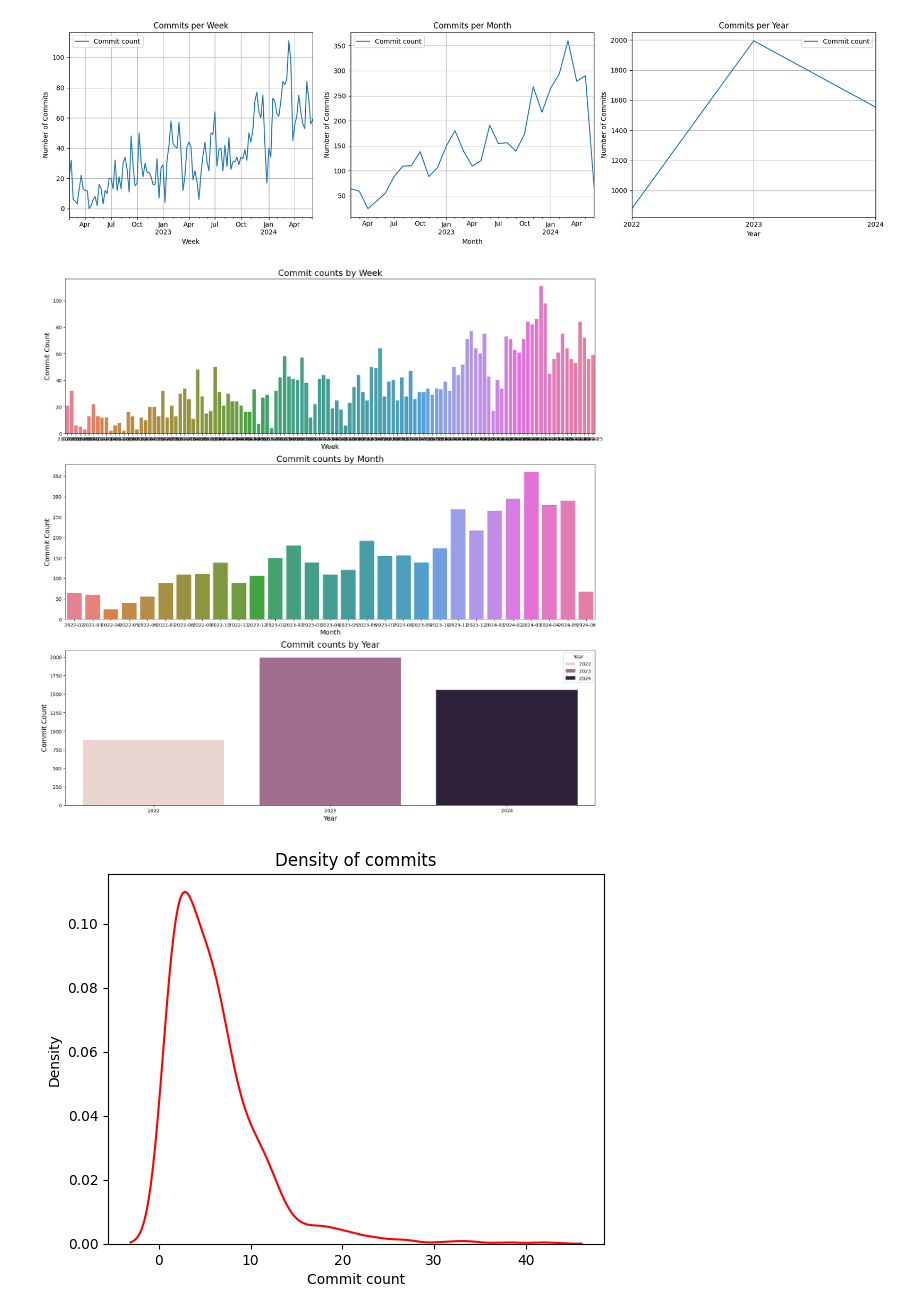
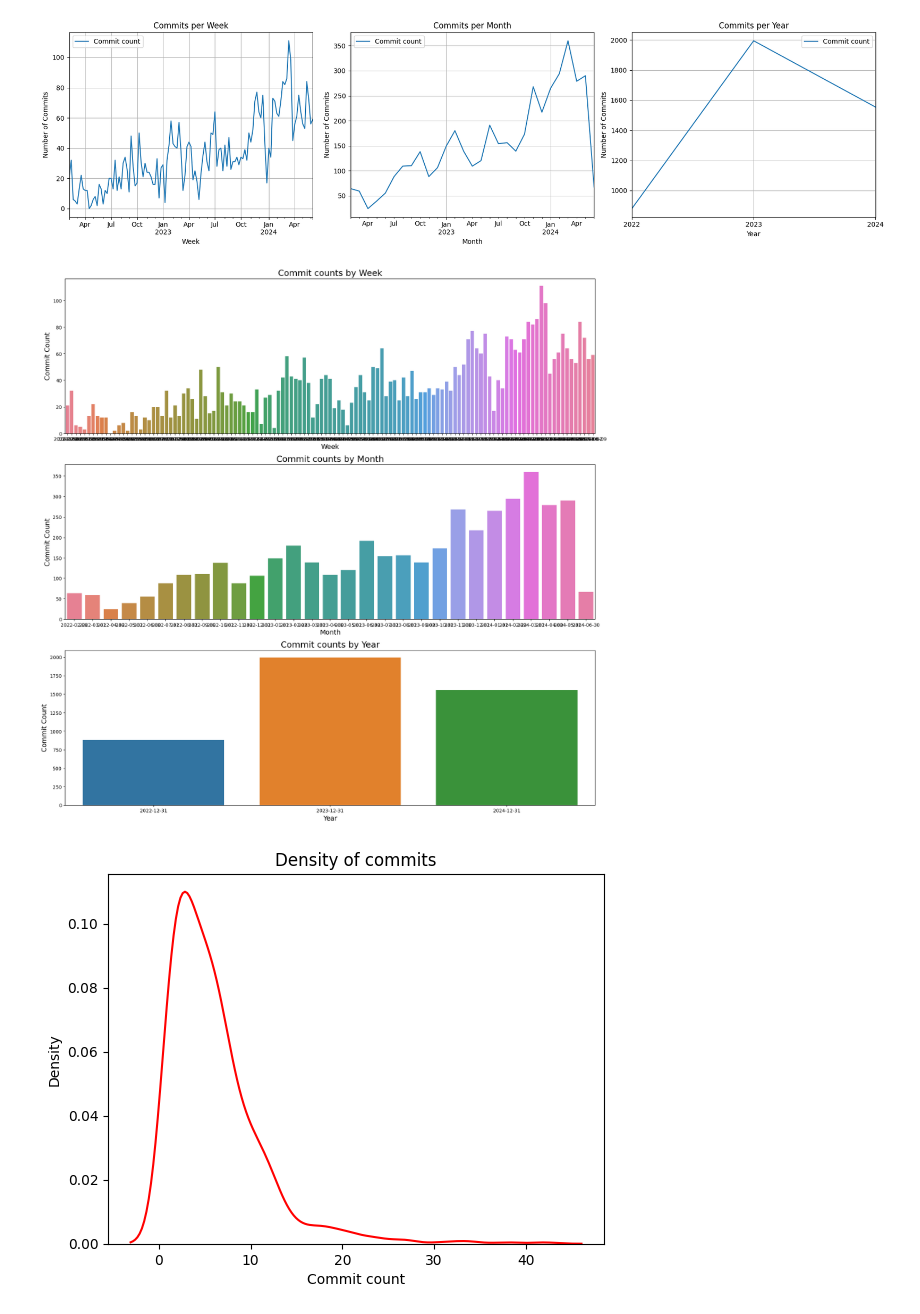
Before and after one commit to bokuwakira1411/PythonDataAnalysis, a Jupyter notebook: dataAnalyst.ipynb, the cells around one changed output. Cells and saved outputs as stored; diff of their text form; code cells hidden in the pictures.

```diff
--- a/dataAnalyst.ipynb
+++ b/dataAnalyst.ipynb
@@ -60,11 +56,10 @@ commit_counts_by_years = commit_counts_by_years.groupby('Year').size().reset_ind
 # %%
-df['Updated at'] = pd.to_datetime(df['Updated at'])
-commit_count_plot = df.groupby(df['Updated at'].dt.date).size().reset_index(name='Commit count')
-commit_count_plot['Updated at'] = pd.to_datetime(commit_count_plot['Updated at'])
-commit_count_plot.set_index('Updated at', inplace=True)
-weekly_commits = commit_count_plot.resample('W').sum()
-monthly_commits = commit_count_plot.resample('M').sum()
-yearly_commits = commit_count_plot.resample('A').sum()
+commit_counts = df.groupby(df['Updated at'].dt.date).size().reset_index(name='Commit count')
+commit_counts['Updated at'] = pd.to_datetime(commit_counts['Updated at'])
+commit_counts.set_index('Updated at', inplace=True)
+weekly_commits = commit_counts.resample('W').sum()
+monthly_commits = commit_counts.resample('M').sum()
+yearly_commits = commit_counts.resample('A').sum()
 # %%
 fig, axes = plt.subplots(1, 3, figsize=(18, 5))
 weekly_commits.plot(ax=axes[0])
@@ -88,21 +83,21 @@ plt.show()
 [figure]
 # %%
 fig, axes = plt.subplots(nrows=3, ncols=1, figsize=(20, 20))
-sns.barplot(data = commit_counts_by_weeks,x='Week',y='Commit count', ax=axes[0], hue='Week')
+sns.barplot(data = weekly_commits,x=weekly_commits.index,y='Commit count', ax=axes[0], hue='Updated at')
 axes[0].set_xlabel('Week',fontsize = 14)
 axes[0].set_ylabel('Commit Count', fontsize = 14)
 axes[0].set_title('Commit counts by Week', fontsize = 18)
-sns.barplot(data = commit_counts_by_months,x='Month',y='Commit count', ax=axes[1], hue = 'Month')
+sns.barplot(data = monthly_commits,x=monthly_commits.index,y='Commit count', ax=axes[1], hue = 'Updated at')
 axes[1].set_xlabel('Month',fontsize = 14)
 axes[1].set_ylabel('Commit Count', fontsize = 14)
 axes[1].set_title('Commit counts by Month', fontsize = 18)
-sns.barplot(data = commit_counts_by_years,x='Year',y='Commit count', ax=axes[2], hue = 'Year')
+sns.barplot(data = yearly_commits,x=yearly_commits.index,y='Commit count', ax=axes[2], hue = 'Updated at')
 axes[2].set_xlabel('Year', fontsize = 14)
 axes[2].set_ylabel('Commit Count',fontsize = 14)
 axes[2].set_title('Commit counts by Year', fontsize = 18)
 plt.show()
 # %% [output]
-[figure, old version]
+[figure, new version]
 # %%
 sns.kdeplot(data = commit_counts['Commit count'], color = 'red')
 plt.title("Density of commits")
```
Also changed, not shown: parts of 33 cells of this notebook, 5 other files.
